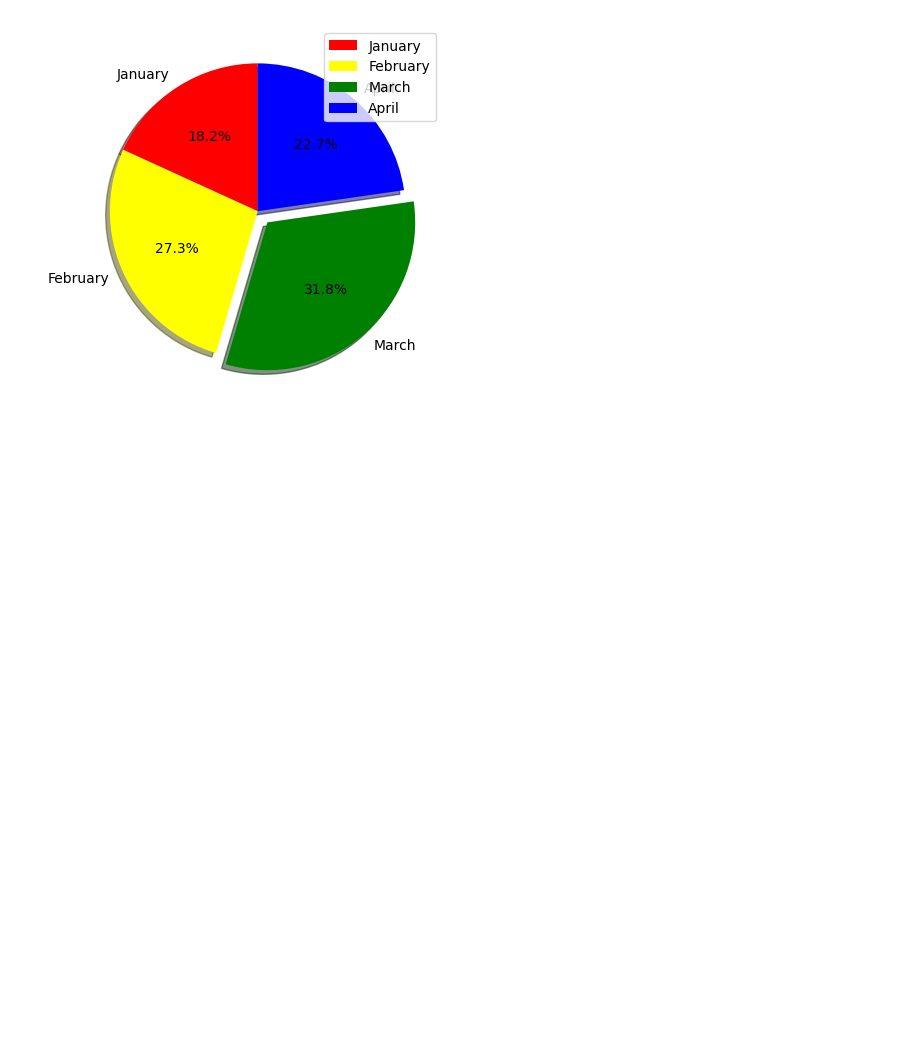
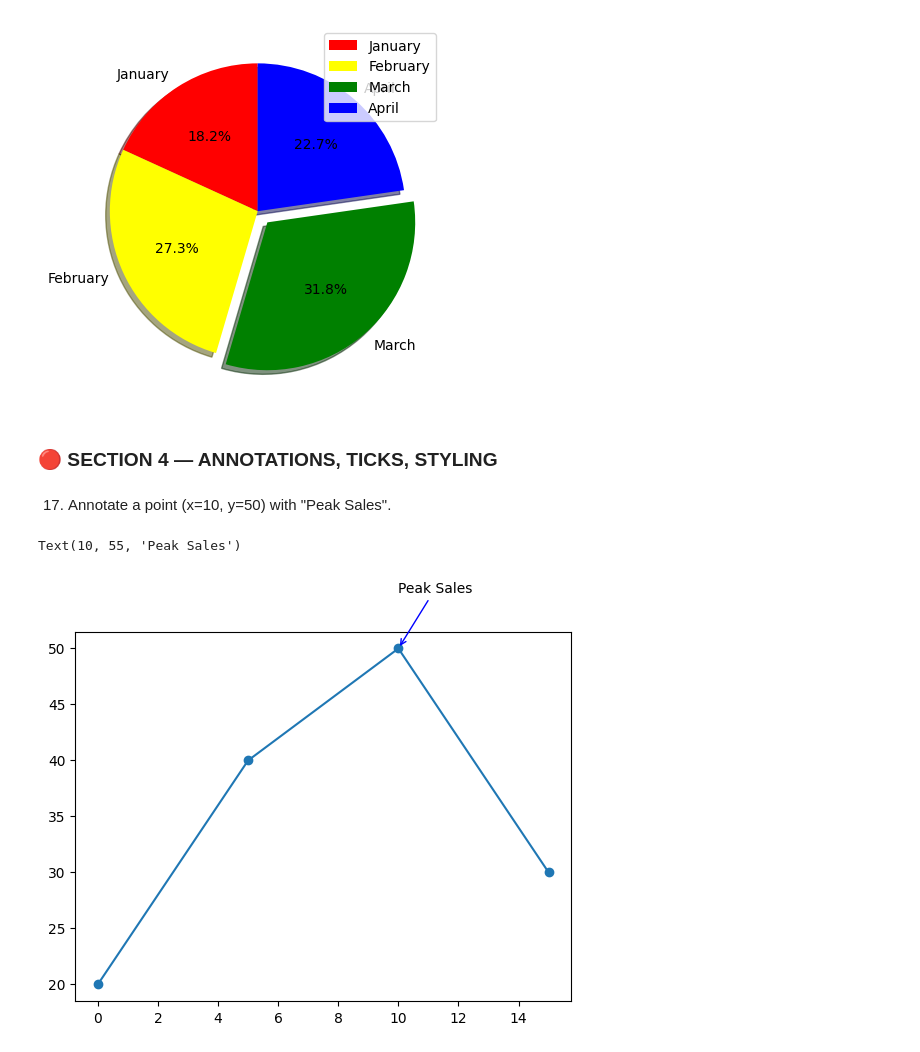
Before and after one commit to sagarnbeedi-analytics/data-analytics-portfolio, a Jupyter notebook: PYTHON/practicing_python_libraries/python_files/matplotlib.ipynb, the cells around one changed output. Cells and saved outputs as stored; diff of their text form; code cells hidden in the pictures; blank space fills up the shorter version.

```diff
--- a/PYTHON/practicing_python_libraries/python_files/matplotlib.ipynb
+++ b/PYTHON/practicing_python_libraries/python_files/matplotlib.ipynb
@@ -418,3 +418,19 @@ plt.legend()
 # %% [output]
 <matplotlib.legend.Legend at 0x...>
 [figure]
+# %% [markdown]
+### 🔴 SECTION 4 — ANNOTATIONS, TICKS, STYLING
+# %% [markdown]
+17. Annotate a point (x=10, y=50) with "Peak Sales".
+# %%
+plt.plot([0,5,10,15], [20,40,50,30], marker='o')
+
+plt.annotate(
+    "Peak Sales",
+    xy=(10, 50),
+    xytext=(10, 55),
+    arrowprops=dict(facecolor="black",arrowstyle="->",edgecolor="blue")
+)
+# %% [output]
+Text(10, 55, 'Peak Sales')
+[figure, added]
```
Also changed, not shown: parts of 2 cells of this notebook.
